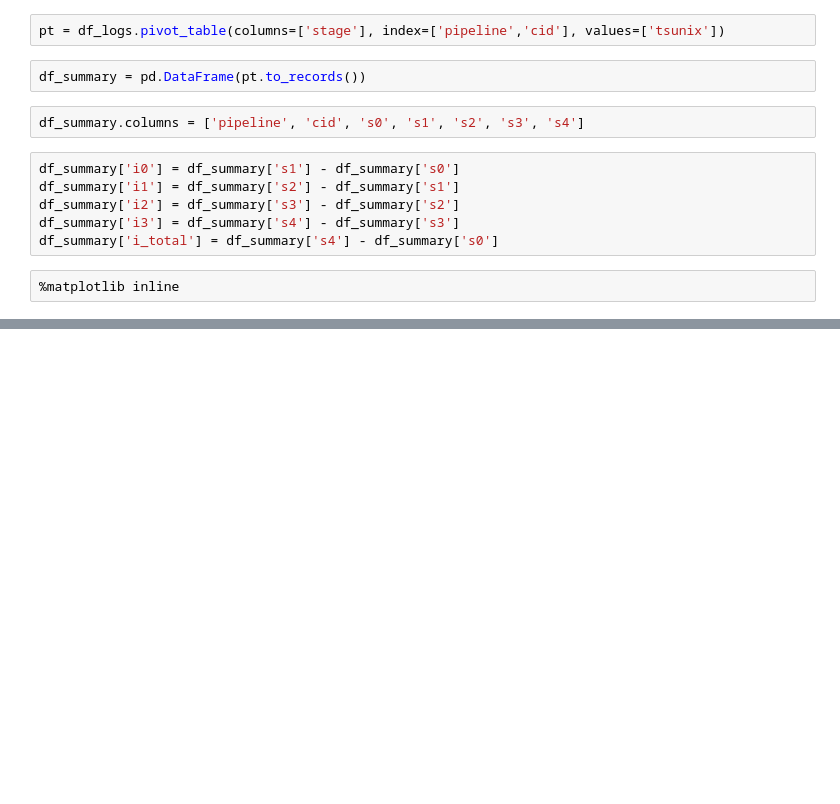
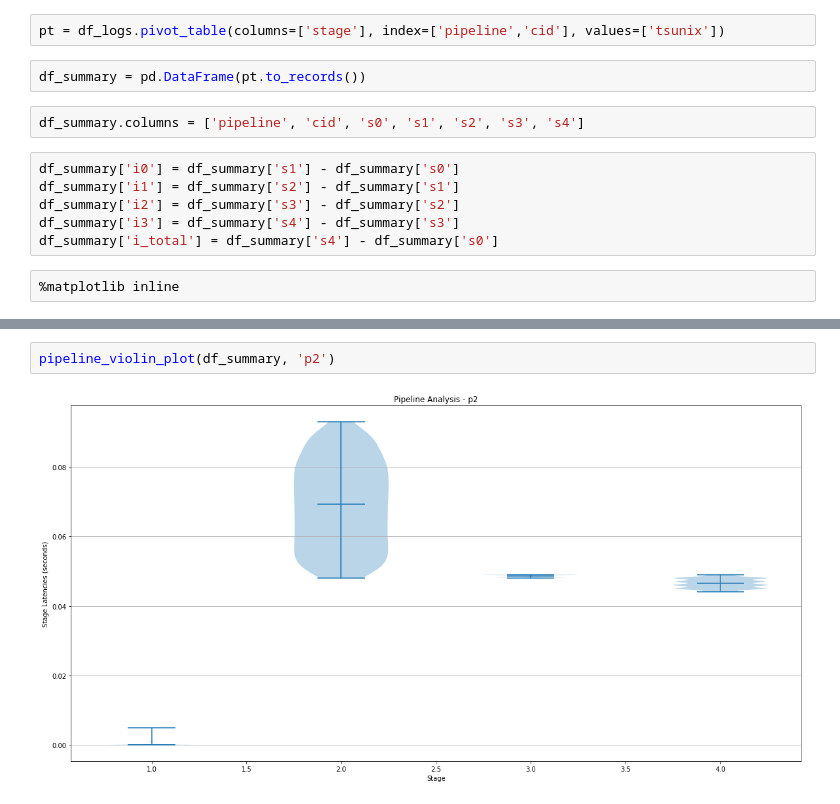
Before and after one commit to saboyle/python-nats-pipeline-exploration, a Jupyter notebook: Log Analysis.ipynb, the cells around one changed output, grey strips where cells are left out. Saved outputs shown, nothing was run; the diff lists cells and outputs as text; blank space fills up the shorter version.

```diff
--- a/Log Analysis.ipynb
+++ b/Log Analysis.ipynb
@@ -93,0 +83,4 @@ pipeline_violin_plot(df_summary, 'p1')
+# %%
+pipeline_violin_plot(df_summary, 'p2')
+# %% [output]
+[figure, added]
```
Also changed, not shown: parts of 11 cells of this notebook.
